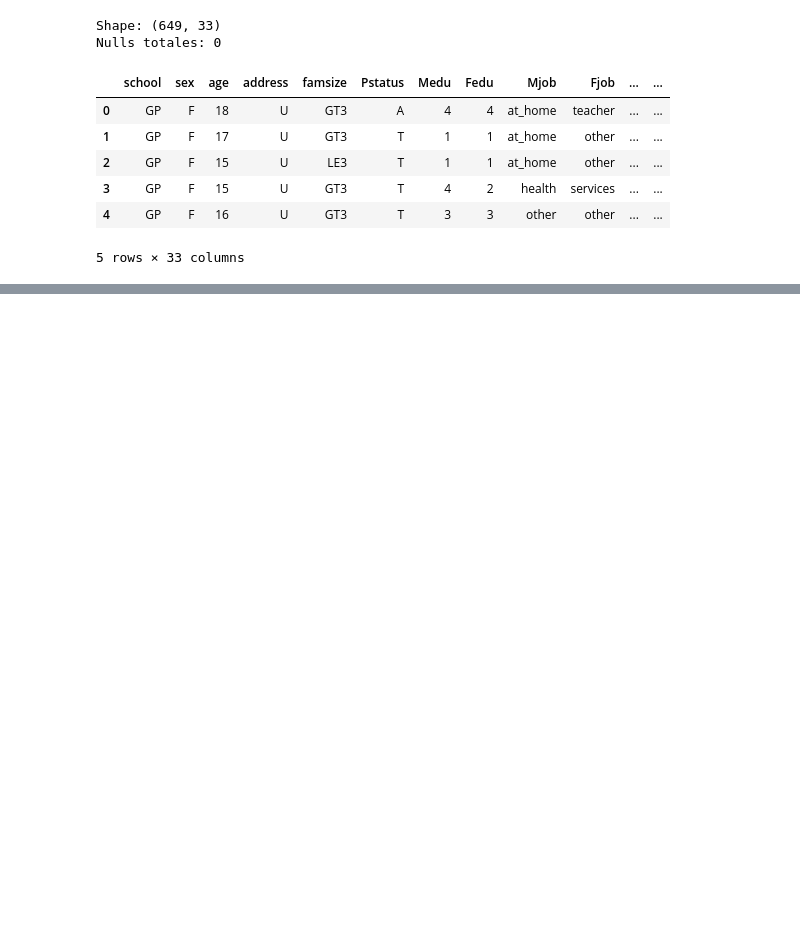
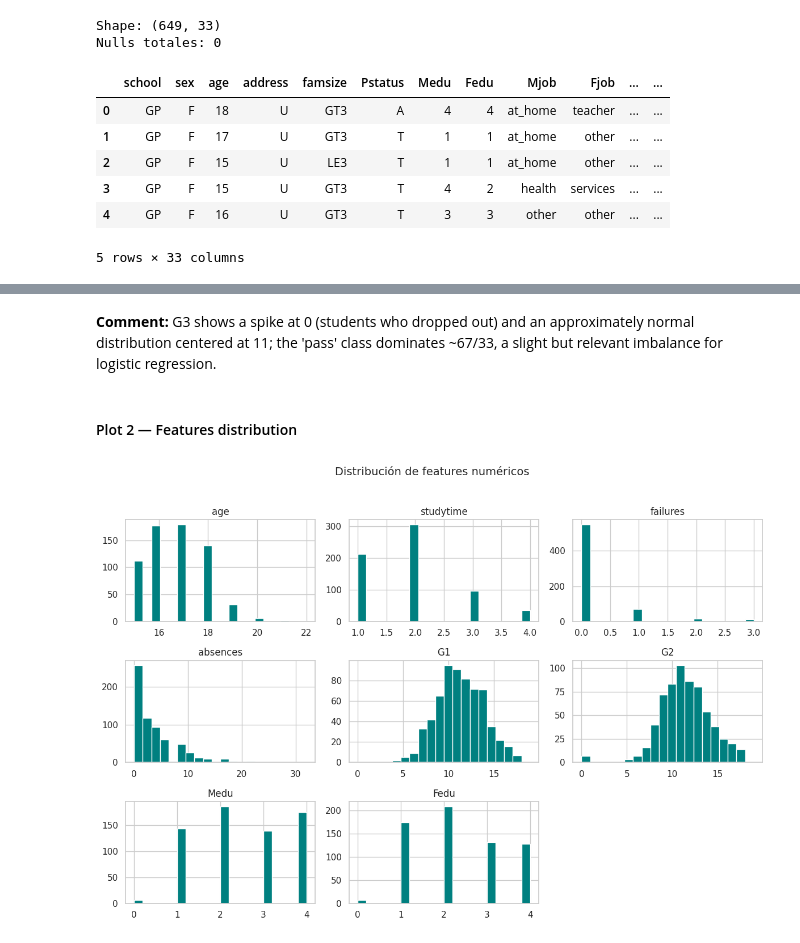
Before and after one commit to jonathanetitoo/Machine-Learning-6-SIN-A-Mar-Jul-2026, a Jupyter notebook: notebooks/main.ipynb, the cells around one changed output, grey strips where cells are left out. Cells and saved outputs as stored; diff of their text form; code cells hidden in the pictures; blank space fills up the shorter version.

```diff
--- a/notebooks/main.ipynb
+++ b/notebooks/main.ipynb
@@ -100,0 +151,16 @@ memory usage: 167.4 KB
+# %% [markdown]
+**Comment:** G3 shows a spike at 0 (students who dropped out) and an approximately normal distribution centered at 11; the 'pass' class dominates ~67/33, a slight but relevant imbalance for logistic regression.
+# %% [markdown]
+#### Plot 2 — Features distribution
+# %%
+num_cols = ['age', 'studytime', 'failures', 'absences',
+            'G1', 'G2', 'Medu', 'Fedu']
+
+df[num_cols].hist(bins=20, figsize=(12, 8),
+                  color='teal', edgecolor='white')
+plt.suptitle('Distribución de features numéricos',
+             y=1.02, fontsize=14)
+plt.tight_layout()
+plt.show()
+# %% [output]
+[figure, added]
```
Also changed, not shown: parts of 12 cells of this notebook.
